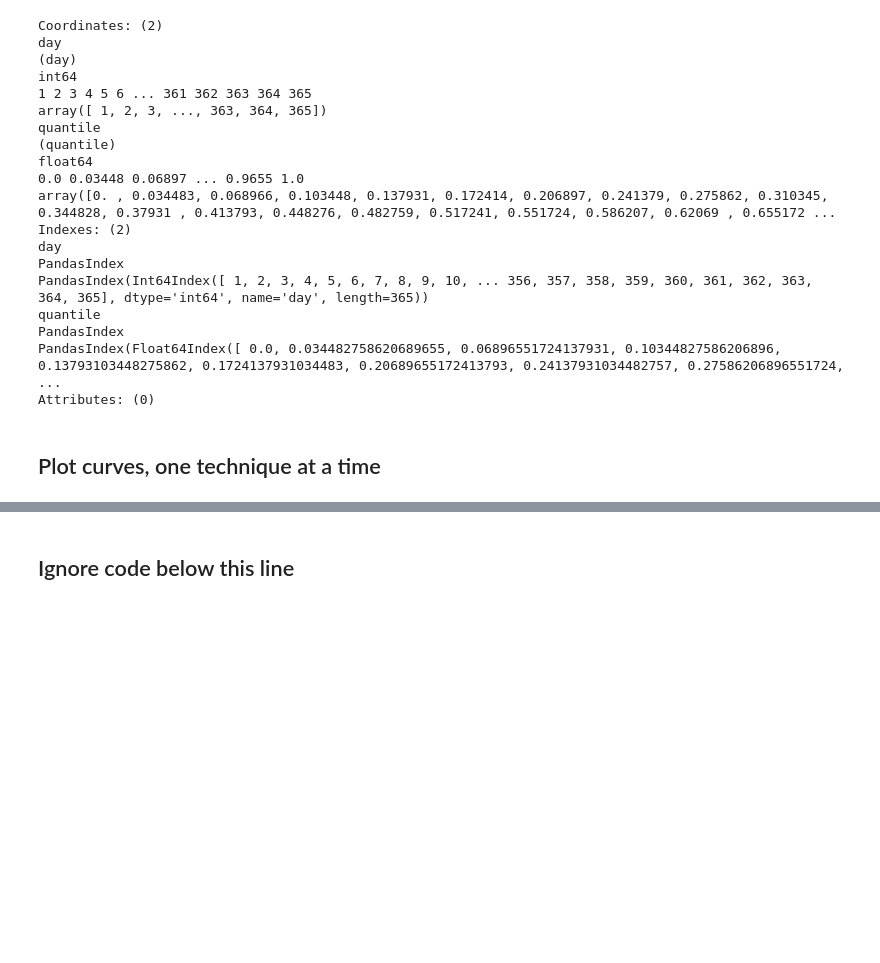
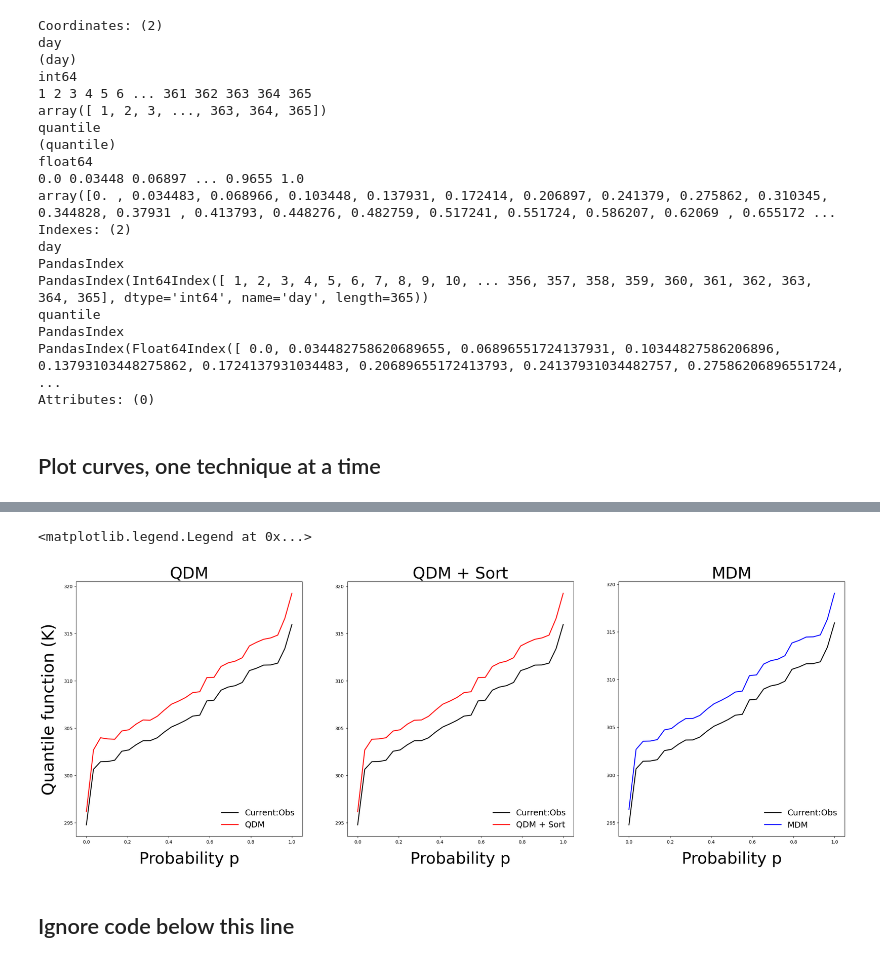
Before and after one commit to hrhampapura/moment_delta_mapping, a Jupyter notebook: lens_analysis/notebooks/SGP.ipynb, the cells around one changed output, grey strips where cells are left out. Drawn from its saved outputs; the diff is of its cells as text; code cells hidden in the pictures; blank space fills up the shorter version.

```diff
--- a/lens_analysis/notebooks/SGP.ipynb
+++ b/lens_analysis/notebooks/SGP.ipynb
@@ -442,0 +514,12 @@ Text(0.5, 1.0, 'CESM2 data for SGP and day = July 30')
+# %%
+%%time
+# Compute quantiles
+qsgp_mdm_mem = compute_quantiles(sgp_mdm_mem)
+qsgp_obs     = compute_quantiles(sgp_obs)
+#
+qsgp_cur_mem = sgp_model_cur.chunk(dict(year=-1)).quantile(quants, dim='year',skipna=False)
+qsgp_eoc_mem = sgp_model_eoc.chunk(dict(year=-1)).quantile(quants, dim='year',skipna=False)
+#
+qdeltas_mem  = qsgp_eoc_mem - qsgp_cur_mem
+qsgp_qdm_mem = implement_qdm(qsgp_obs,qsgp_cur_mem,qsgp_eoc_mem)
+qsgp_qdm_mem
@@ -562,29 +789,30 @@ plt.show()
 fig, axs = plt.subplots(1, 3, figsize=(30, 10)) # 3 plots - side by side
 
 #Plot for QDM
-axs[0].plot(quants,qsgp_obs.sel(day=doy),'k', label ='Current:Obs')
+axs[0].plot(quants,qsgp_obs.sel(day=doy),'k', label ='Current:Obs',lw=2)
 # axs[0].plot(quants,qsgp_eoc.sel(day=doy),color= 'orange', label='EOC: model')
 # axs[0].plot(quants,qsgp_cur.sel(day=doy), color='blue',label ='Current: model')
-axs[0].plot(quants,qsgp_qdm.sel(day=doy),'r',label='QDM')
+axs[0].plot(quants,qsgp_qdm.sel(day=doy),'r',label='QDM',lw=2)
 axs[0].set_ylabel('Quantile function (K)',fontweight=500,fontsize=36,labelpad=15)
 axs[0].set_xlabel('Probability p',fontweight=500,fontsize=35,labelpad=15)
 axs[0].set_title('QDM',fontweight=500,fontsize=35)
 axs[0].legend(loc='lower right',prop={'size': 18},frameon=False)
 
 #Plot for QDM + sort
-axs[1].plot(quants,qsgp_obs.sel(day=doy),'k', label ='Current:Obs')
+axs[1].plot(quants,qsgp_obs.sel(day=doy),'k', label ='Current:Obs',lw=2)
 # axs[1].plot(quants,qsgp_eoc.sel(day=doy),color= 'orange', label='EOC: model')
 # axs[1].plot(quants,qsgp_cur.sel(day=doy), color='blue',label ='Current: model')
-axs[1].plot(quants,qsgp_sqdm.sel(day=doy),'r',label='QDM + Sort')
+axs[1].plot(quants,qsgp_sqdm.sel(day=doy),'r',label='QDM + Sort',lw=2)
 axs[1].set_xlabel('Probability p',fontweight=500,fontsize=35,labelpad=15)
 axs[1].set_title('QDM + Sort',fontweight=500,fontsize=35)
 axs[1].legend(loc='lower right',prop={'size': 18},frameon=False)
 
 #Plot for MDM
-axs[2].plot(quants,qsgp_obs.sel(day=doy),'k', label ='Current:Obs')
+axs[2].plot(quants,qsgp_obs.sel(day=doy),'k', label ='Current:Obs',lw=2)
 # axs[2].plot(quants,qsgp_eoc.sel(day=doy),color= 'orange', label='EOC: model')
 # axs[2].plot(quants,qsgp_cur.sel(day=doy), color='blue',label ='Current: model')
-axs[2].plot(quants,qsgp_mdm.sel(day=doy),'b',label='MDM')
+axs[2].plot(quants,qsgp_mdm.sel(day=doy),'b',label='MDM',lw=2)
 axs[2].set_xlabel('Probability p',fontweight=500,fontsize=35,labelpad=15)
 axs[2].set_title('MDM',fontweight=500,fontsize=35)
 axs[2].legend(loc='lower right',prop={'size': 18},frameon=False)
+# %% [output]
@@ -591,3 +821,5 @@ axs[2].legend(loc='lower right',prop={'size': 18},frameon=False)
+<matplotlib.legend.Legend at 0x...>
+[figure, added]
 # %% [markdown]
 ## Ignore code below this line
 # %% [markdown]
```
Also changed, not shown: parts of 29 cells of this notebook, 2 other files.
